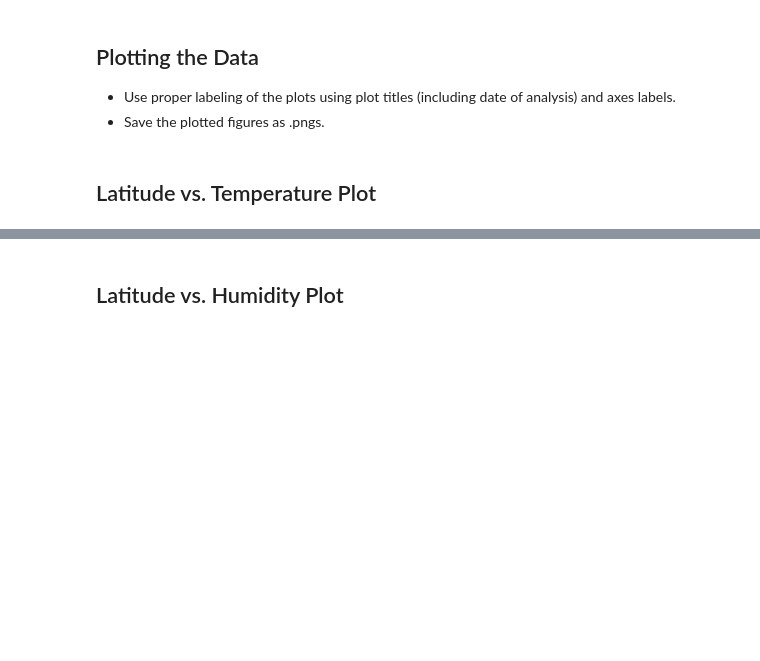
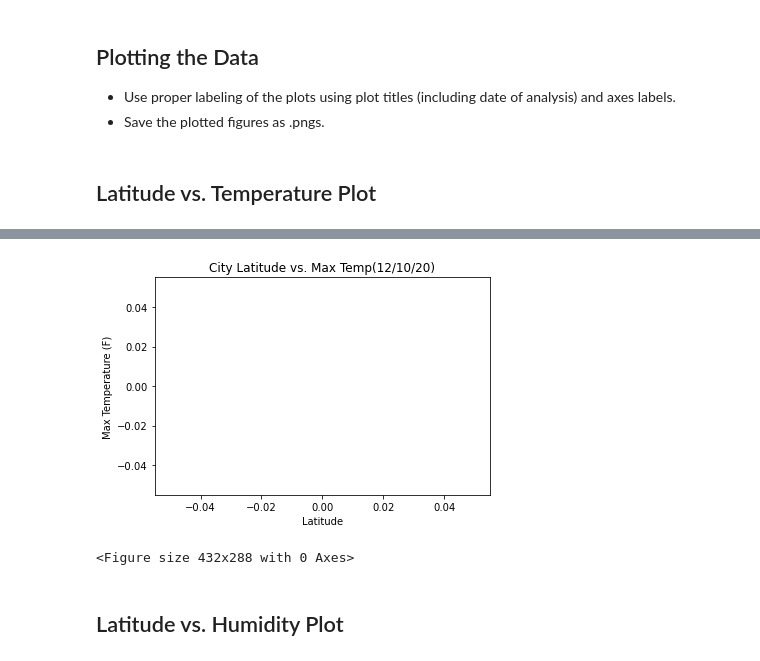
Before and after one commit to kcknguyen/python-api-challenge, a Jupyter notebook: Homework/Instructions/starter_code/WeatherPy.ipynb, the cells around one changed output, grey strips where cells are left out. Saved outputs shown, nothing was run; the diff lists cells and outputs as text; code cells hidden in the pictures; blank space fills up the shorter version.

```diff
--- a/Homework/Instructions/starter_code/WeatherPy.ipynb
+++ b/Homework/Instructions/starter_code/WeatherPy.ipynb
@@ -171,8 +163,13 @@ Skip this step if there are no cities that have humidity > 100%.
 # %%
 #  Get the indices of cities that have humidity over 100%.
+humidity_index = 100
+city_df.index[city_df["Humidity"] > humidity_index]
 # %% [output]
 Int64Index([], dtype='int64')
 # %%
 # Make a new DataFrame equal to the city data to drop all humidity outliers by index.
 # Passing "inplace=False" will make a copy of the city_data DataFrame, which we call "clean_city_data".
+weather_humidity = city_df[city_df["Humidity"] > humidity_index]
+clean_city_data_df = city_df.drop(weather_humidity.index, inplace=False)
+print(len(weather_humidity))
 # %% [output]
@@ -194,2 +183,13 @@ Int64Index([], dtype='int64')
+# %%
+#Plot scatter plot lat vs temp
+plt.scatter(clean_city_data_df['Lat'],clean_city_data_df['Max Temp'], alpha=0.75, edgecolors='black')
+plt.title(f"City Latitude vs. {'Max Temp'}({time.strftime('%m/%d/%y')})")
+plt.xlabel('Latitude')
+plt.ylabel('Max Temperature (F)')
+plt.show()
+plt.savefig('Lat_vs_Temp.png')
+# %% [output]
+[figure, added]
+<Figure size 432x288 with 0 Axes>
 # %% [markdown]
 ## Latitude vs. Humidity Plot
```
Also changed, not shown: parts of 34 cells of this notebook, 9 other files.
